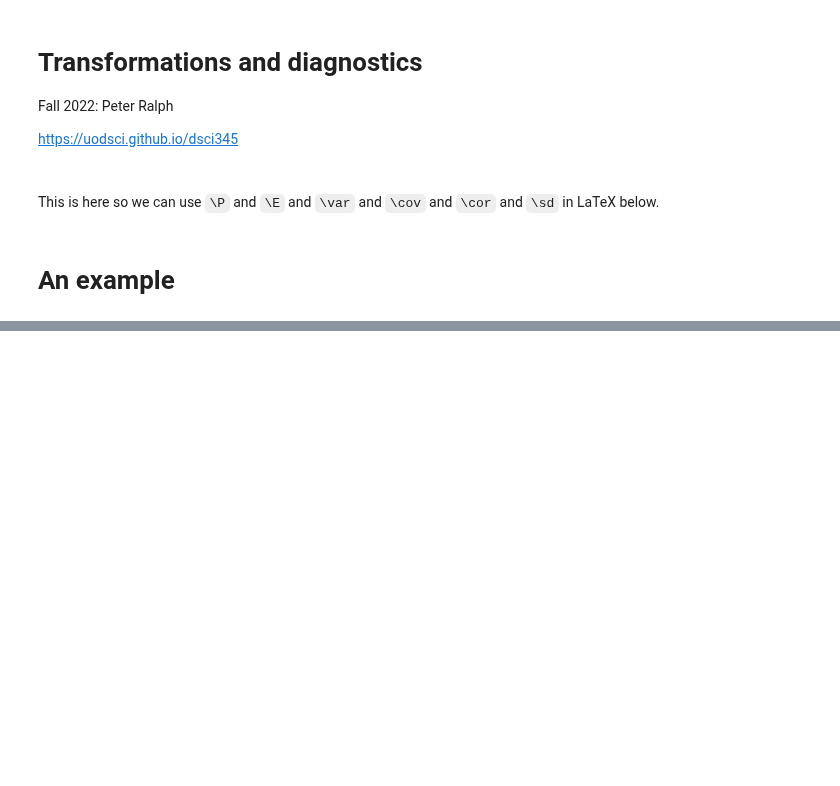
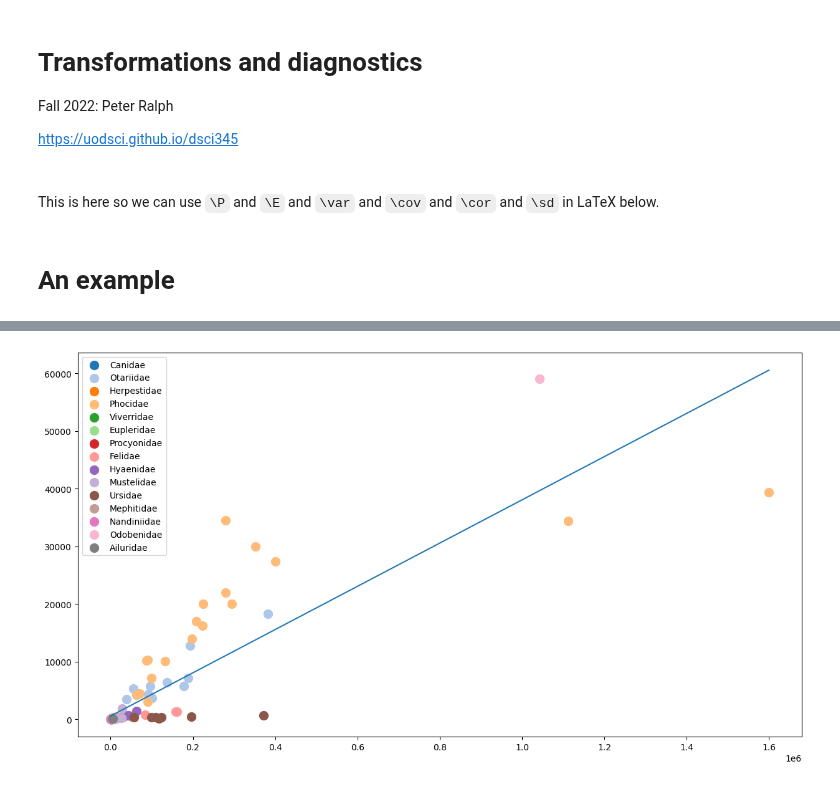
Before and after one commit to UOdsci/dsci345, a Jupyter notebook: class_material/slides/Week_09_Transformations_and_diagnostics.ipynb, the cells around one changed output, grey strips where cells are left out. Drawn from its saved outputs; the diff is of its cells as text; code cells hidden in the pictures; blank space fills up the shorter version.

```diff
--- a/class_material/slides/Week_09_Transformations_and_diagnostics.ipynb
+++ b/class_material/slides/Week_09_Transformations_and_diagnostics.ipynb
@@ -31,0 +50,12 @@ plt.legend();
+# %%
+for f in colors:
+    sub = carnivores[carnivores.Family == f]
+    plt.scatter(sub.AdultBodyMass_g, sub.NeonateBodyMass_g, color=colors[f], s=100, label=f)
+pred = pd.DataFrame({
+    "AdultBodyMass_g": np.linspace(0, 1.6e6, 21)
+})
+pred['NeonateBodyMass_g'] = fit1.predict(pred)
+plt.plot(pred.AdultBodyMass_g, pred.NeonateBodyMass_g)
+plt.legend();
+# %% [output]
+[figure, added]
```
Also changed, not shown: parts of 32 cells of this notebook, 3 other files.
